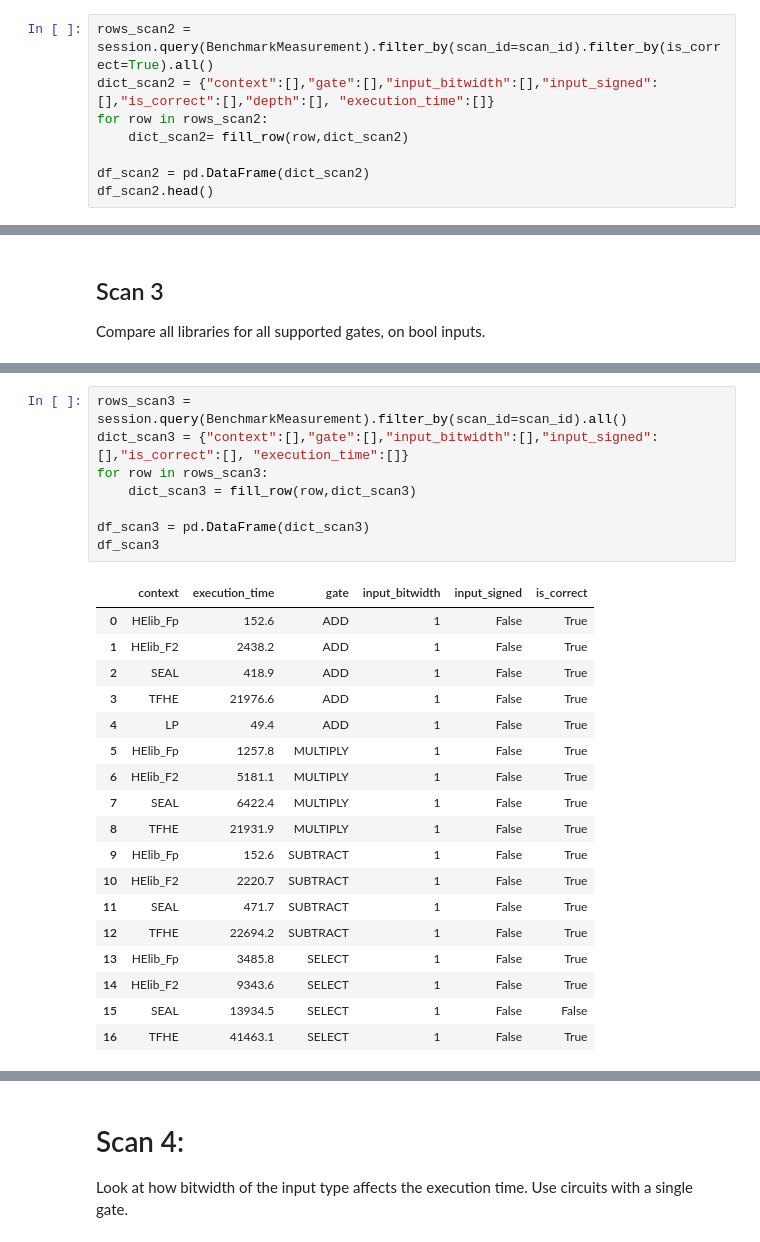
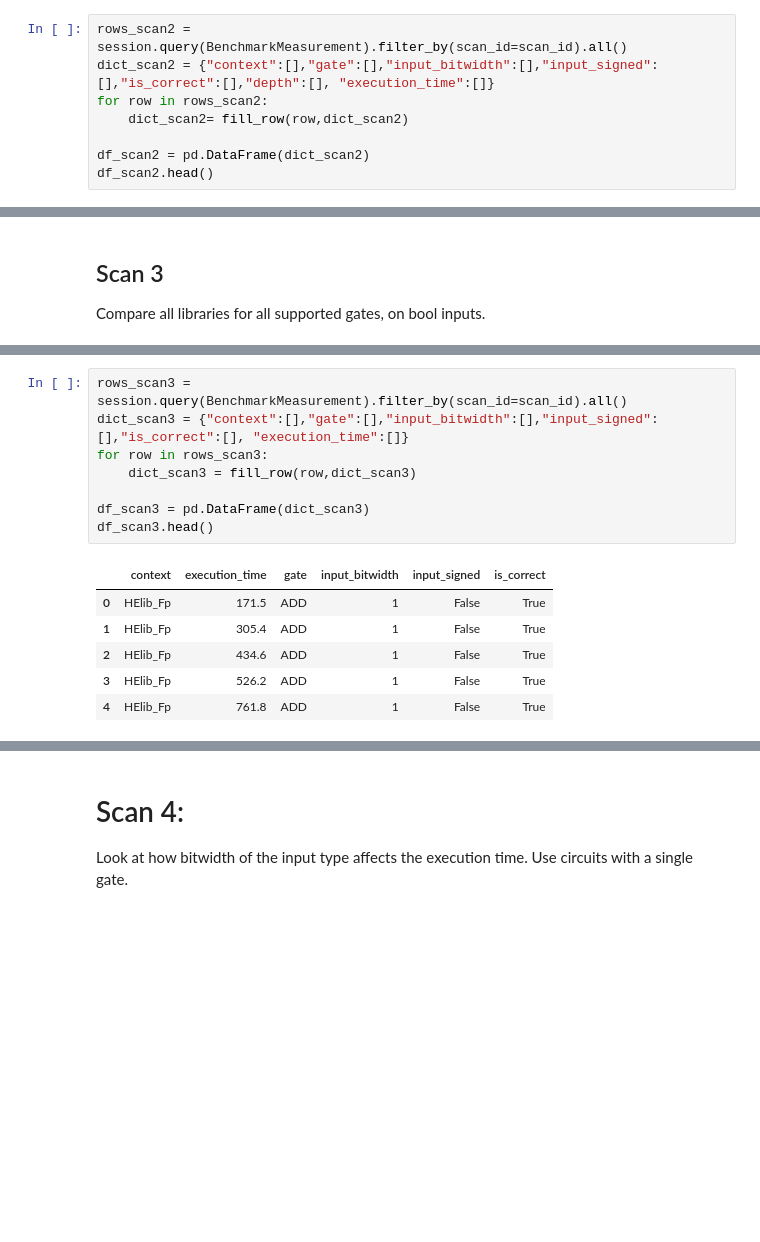
Before and after one commit to alan-turing-institute/SHEEP, a Jupyter notebook: frontend/notebooks/Low-level-benchmarks.ipynb, the cells around one changed output, grey strips where cells are left out. Cells and saved outputs as stored; diff of their text form; blank space fills up the shorter version.

```diff
--- a/frontend/notebooks/Low-level-benchmarks.ipynb
+++ b/frontend/notebooks/Low-level-benchmarks.ipynb
@@ -223,7 +231,7 @@ Finished OK
 # %% [markdown]
 ### Tabulate and plot the results
 # %%
-rows_scan2 = session.query(BenchmarkMeasurement).filter_by(scan_id=scan_id).filter_by(is_correct=True).all()
+rows_scan2 = session.query(BenchmarkMeasurement).filter_by(scan_id=scan_id).all()
 dict_scan2 = {"context":[],"gate":[],"input_bitwidth":[],"input_signed":[],"is_correct":[],"depth":[], "execution_time":[]}
 for row in rows_scan2:
     dict_scan2= fill_row(row,dict_scan2)
@@ -304,30 +311,18 @@ Finished OK
 # %%
 rows_scan3 = session.query(BenchmarkMeasurement).filter_by(scan_id=scan_id).all()
 dict_scan3 = {"context":[],"gate":[],"input_bitwidth":[],"input_signed":[],"is_correct":[], "execution_time":[]}
 for row in rows_scan3:
     dict_scan3 = fill_row(row,dict_scan3)
 
 df_scan3 = pd.DataFrame(dict_scan3)
-df_scan3
+df_scan3.head()
 # %% [output]
 |  | context | execution_time | gate | input_bitwidth | input_signed | is_correct |
-| 0 | HElib_Fp | 152.6 | ADD | 1 | False | True |
-| 1 | HElib_F2 | 2438.2 | ADD | 1 | False | True |
-| 2 | SEAL | 418.9 | ADD | 1 | False | True |
-| 3 | TFHE | 21976.6 | ADD | 1 | False | True |
-| 4 | LP | 49.4 | ADD | 1 | False | True |
-| 5 | HElib_Fp | 1257.8 | MULTIPLY | 1 | False | True |
-| 6 | HElib_F2 | 5181.1 | MULTIPLY | 1 | False | True |
-| 7 | SEAL | 6422.4 | MULTIPLY | 1 | False | True |
-| 8 | TFHE | 21931.9 | MULTIPLY | 1 | False | True |
-| 9 | HElib_Fp | 152.6 | SUBTRACT | 1 | False | True |
-| 10 | HElib_F2 | 2220.7 | SUBTRACT | 1 | False | True |
-| 11 | SEAL | 471.7 | SUBTRACT | 1 | False | True |
-| 12 | TFHE | 22694.2 | SUBTRACT | 1 | False | True |
-| 13 | HElib_Fp | 3485.8 | SELECT | 1 | False | True |
-| 14 | HElib_F2 | 9343.6 | SELECT | 1 | False | True |
-| 15 | SEAL | 13934.5 | SELECT | 1 | False | False |
-| 16 | TFHE | 41463.1 | SELECT | 1 | False | True |
+| 0 | HElib_Fp | 171.5 | ADD | 1 | False | True |
+| 1 | HElib_Fp | 305.4 | ADD | 1 | False | True |
+| 2 | HElib_Fp | 434.6 | ADD | 1 | False | True |
+| 3 | HElib_Fp | 526.2 | ADD | 1 | False | True |
+| 4 | HElib_Fp | 761.8 | ADD | 1 | False | True |
 # %%
 all_ops = set(df_scan3.gate)
 bitwidth = 1
```
Also changed, not shown: parts of 13 cells of this notebook.
